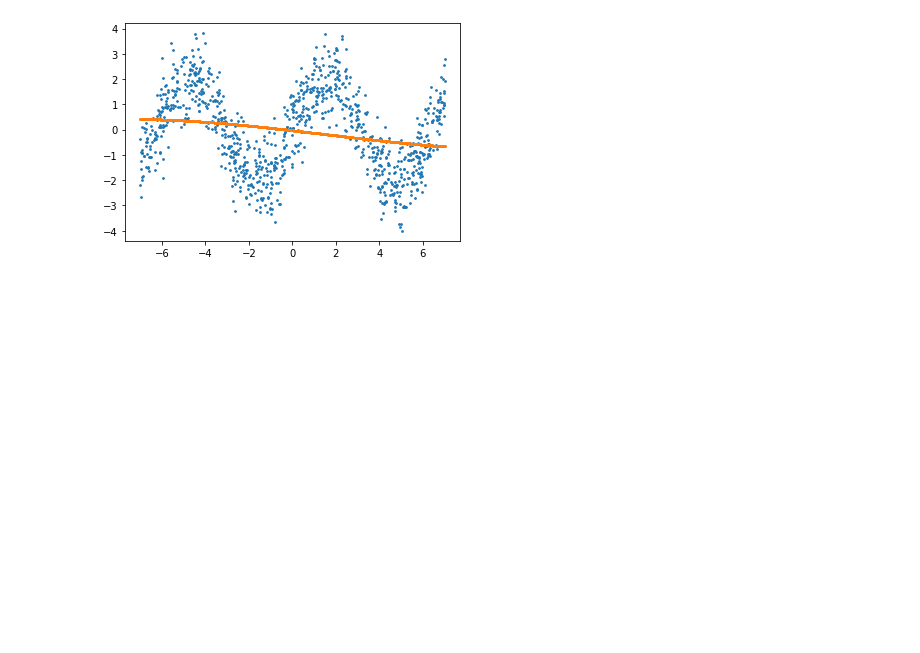
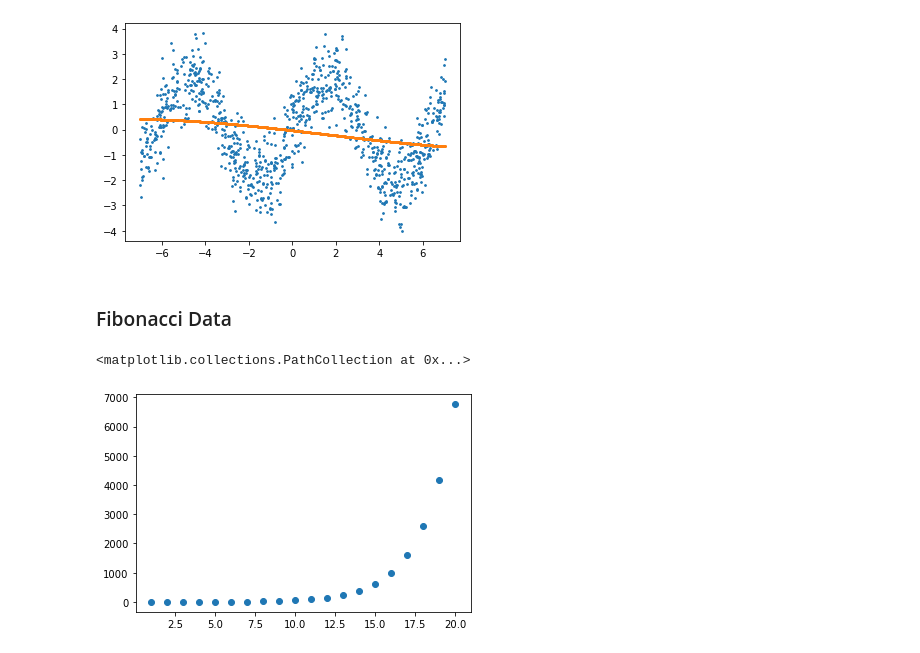
Before and after one commit to kadirberatyildirim/Data-Science, a Jupyter notebook: Regression/Regression - Case Studies.ipynb, the cells around one changed output. Drawn from its saved outputs; the diff is of its cells as text; code cells hidden in the pictures; blank space fills up the shorter version.

Commit message:
fibonacci sequence predicted with regression

```diff
--- a/Regression/Regression - Case Studies.ipynb
+++ b/Regression/Regression - Case Studies.ipynb
@@ -99,3 +99,16 @@ plt.scatter(X, g, s = 3)
 # %% [output]
 <matplotlib.collections.PathCollection at 0x...>
 [figure]
+# %% [markdown]
+### Fibonacci Data
+# %%
+from functools import reduce
+fib = lambda n: reduce(lambda x,n:[x[1],x[0]+x[1]], range(n),[0,1])[0]
+
+X = np.linspace(1, 20, 20)
+y = [fib(int(i)) for i in X]
+
+plt.scatter(X, y)
+# %% [output]
+<matplotlib.collections.PathCollection at 0x...>
+[figure, added]
```
Also changed, not shown: parts of 1 cell of this notebook.
